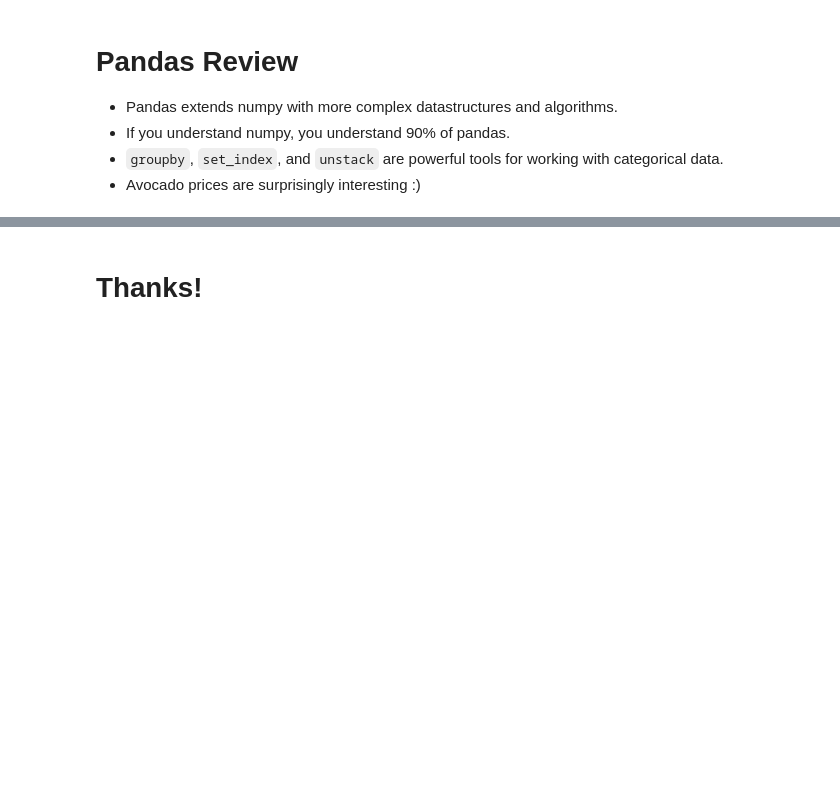
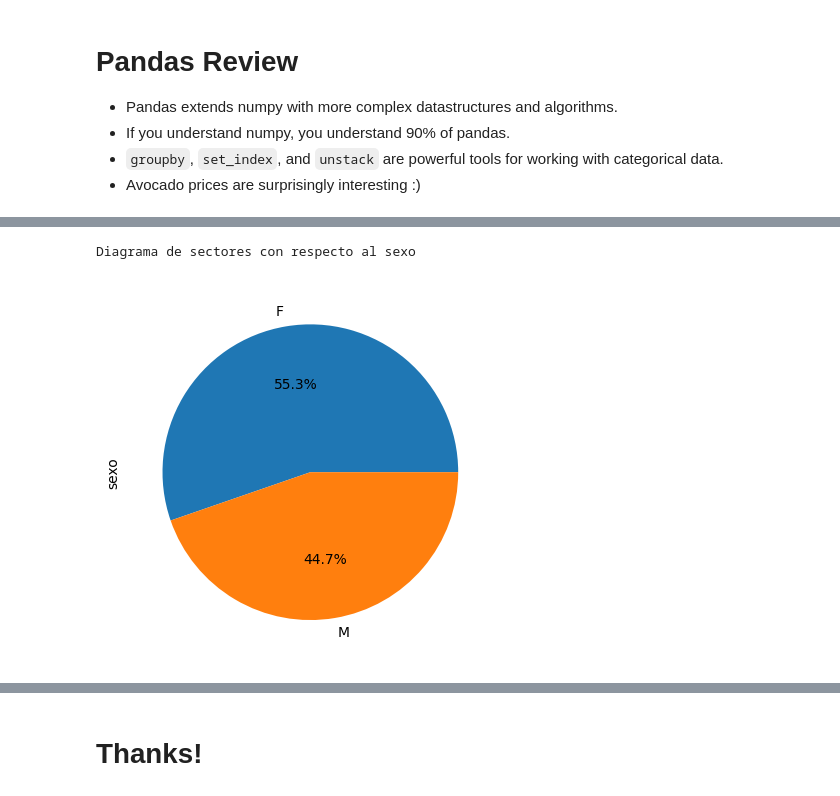
Before and after one commit to Jalzateco/MetNumUN2024I, a Jupyter notebook: Lab2/Jalzateco_Lab2.ipynb, the cells around one changed output, grey strips where cells are left out. Drawn from its saved outputs; the diff is of its cells as text; code cells hidden in the pictures; blank space fills up the shorter version.

```diff
--- a/Lab2/Jalzateco_Lab2.ipynb
+++ b/Lab2/Jalzateco_Lab2.ipynb
@@ -2161,0 +2241,7 @@ ax.set_xticklabels(ax.get_xticklabels(), rotation=45);
+# %%
+sexo = tabla.sexo.value_counts()
+sexo.plot.pie(autopct = '%1.1f%%')
+print("Diagrama de sectores con respecto al sexo")
+# %% [output]
+Diagrama de sectores con respecto al sexo
+[figure, added]
```
Also changed, not shown: parts of 8 cells of this notebook.
